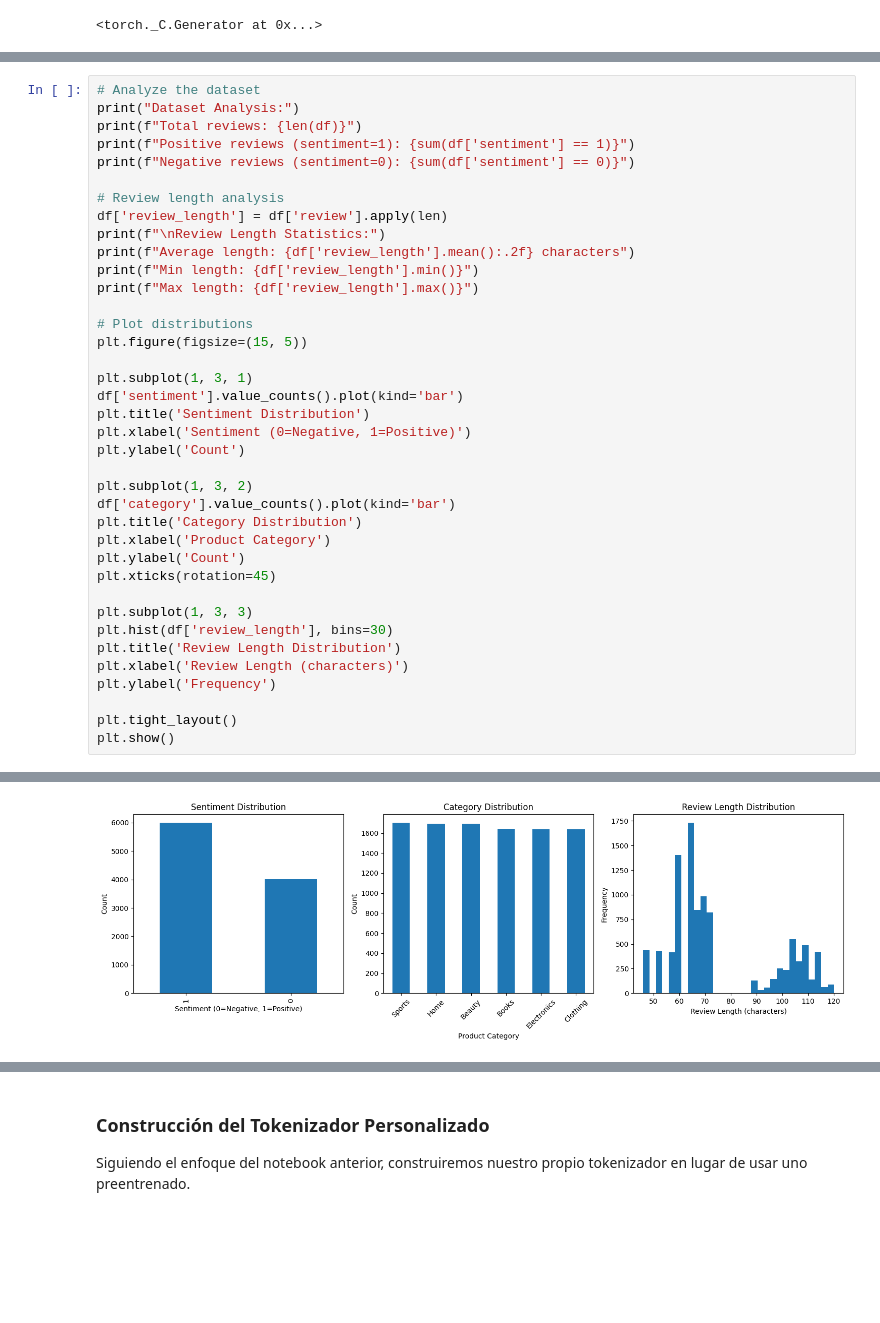
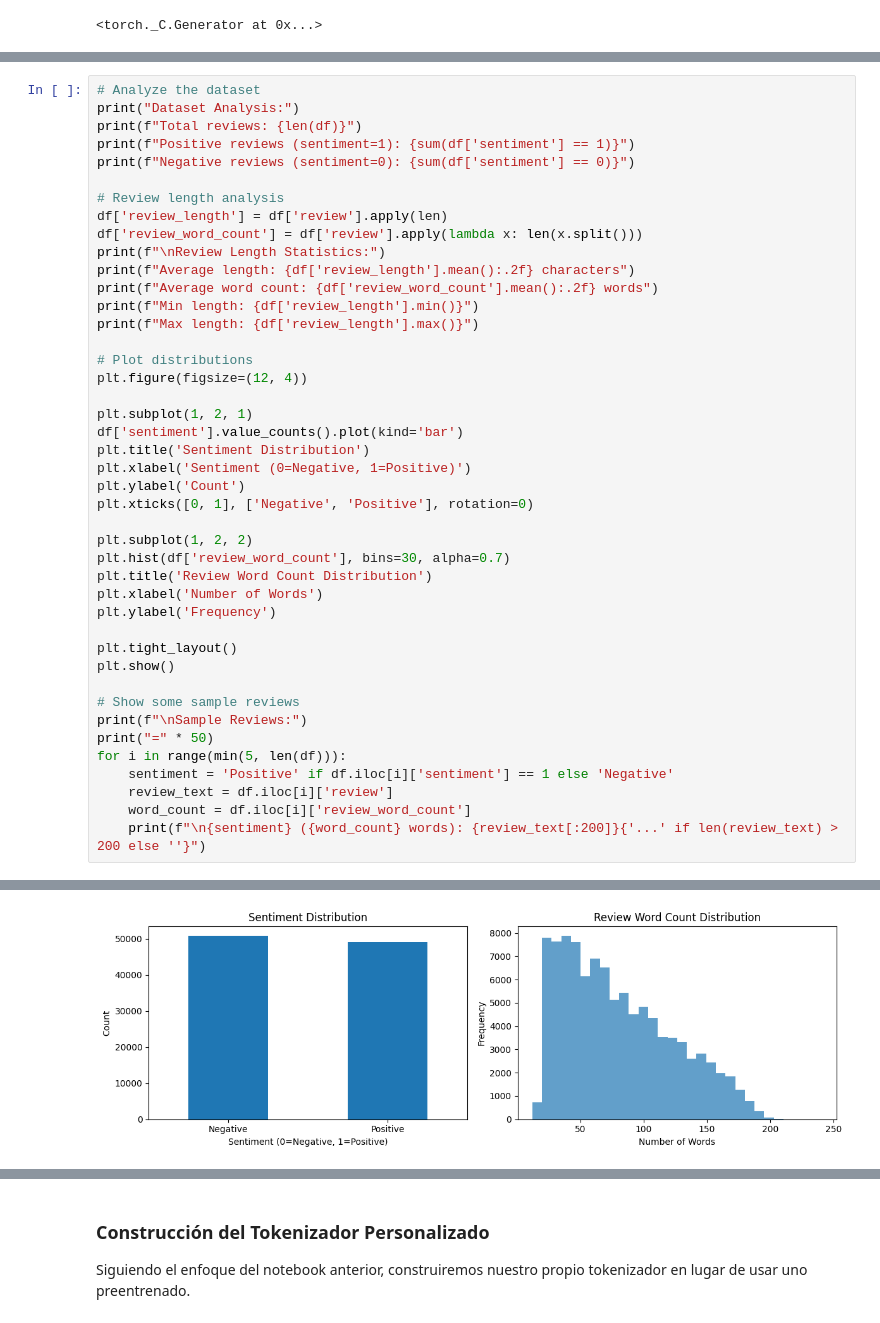
Before and after one commit to andresfborrero/MIAA-Entrega1, a Jupyter notebook: Entrega 3/2-amazon-reviews-transformer-classification.ipynb, the cells around one changed output, grey strips where cells are left out. Drawn from its saved outputs; the diff is of its cells as text; blank space fills up the shorter version.

Commit message:
Loading data from real reviews

```diff
--- a/Entrega 3/2-amazon-reviews-transformer-classification.ipynb
+++ b/Entrega 3/2-amazon-reviews-transformer-classification.ipynb
@@ -167,34 +190,39 @@ print(f"Negative reviews (sentiment=0): {sum(df['sentiment'] == 0)}")
 
 # Review length analysis
 df['review_length'] = df['review'].apply(len)
+df['review_word_count'] = df['review'].apply(lambda x: len(x.split()))
 print(f"\nReview Length Statistics:")
 print(f"Average length: {df['review_length'].mean():.2f} characters")
+print(f"Average word count: {df['review_word_count'].mean():.2f} words")
 print(f"Min length: {df['review_length'].min()}")
 print(f"Max length: {df['review_length'].max()}")
 
 # Plot distributions
-plt.figure(figsize=(15, 5))
+plt.figure(figsize=(12, 4))
 
-plt.subplot(1, 3, 1)
+plt.subplot(1, 2, 1)
 df['sentiment'].value_counts().plot(kind='bar')
 plt.title('Sentiment Distribution')
 plt.xlabel('Sentiment (0=Negative, 1=Positive)')
 plt.ylabel('Count')
+plt.xticks([0, 1], ['Negative', 'Positive'], rotation=0)
 
-plt.subplot(1, 3, 2)
-df['category'].value_counts().plot(kind='bar')
-plt.title('Category Distribution')
-plt.xlabel('Product Category')
-plt.ylabel('Count')
-plt.xticks(rotation=45)
-
-plt.subplot(1, 3, 3)
-plt.hist(df['review_length'], bins=30)
-plt.title('Review Length Distribution')
-plt.xlabel('Review Length (characters)')
+plt.subplot(1, 2, 2)
+plt.hist(df['review_word_count'], bins=30, alpha=0.7)
+plt.title('Review Word Count Distribution')
+plt.xlabel('Number of Words')
 plt.ylabel('Frequency')
 
 plt.tight_layout()
 plt.show()
+
+# Show some sample reviews
+print(f"\nSample Reviews:")
+print("=" * 50)
+for i in range(min(5, len(df))):
+    sentiment = 'Positive' if df.iloc[i]['sentiment'] == 1 else 'Negative'
+    review_text = df.iloc[i]['review']
+    word_count = df.iloc[i]['review_word_count']
+    print(f"\n{sentiment} ({word_count} words): {review_text[:200]}{'...' if len(review_text) > 200 else ''}")
 # %% [output]
 Dataset Analysis:
@@ -209 +244 @@ Max length: 120
-[figure, old version]
+[figure, new version]
```
Also changed, not shown: parts of 15 cells of this notebook, 3 other files.
